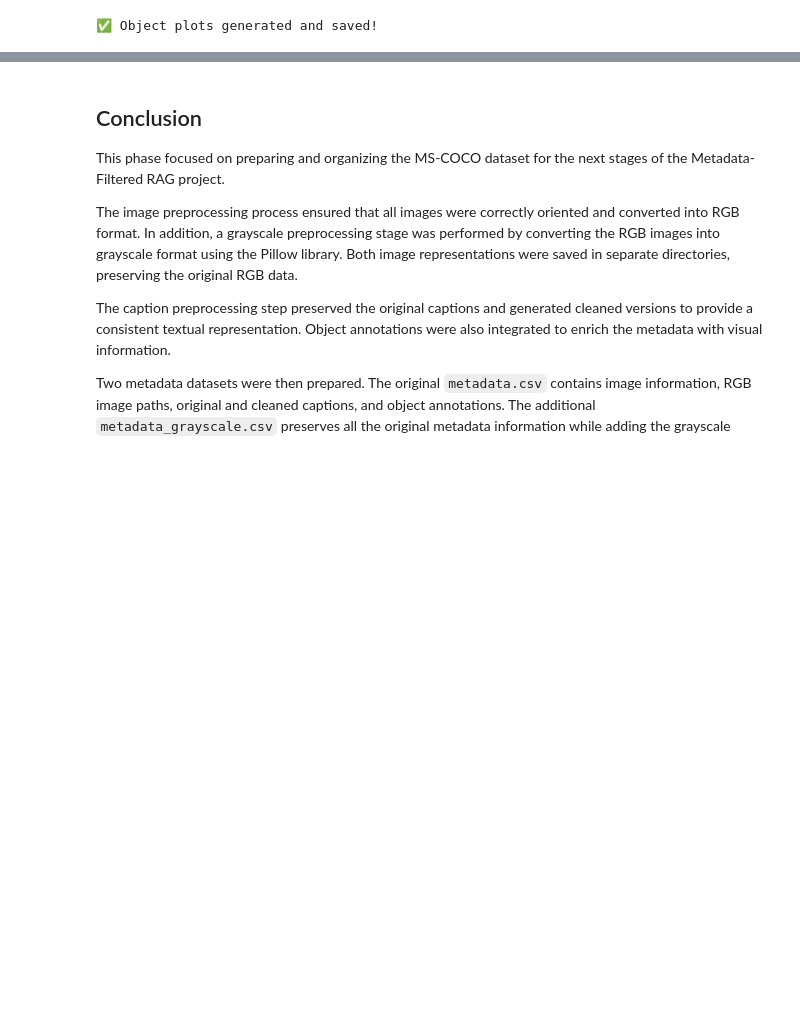
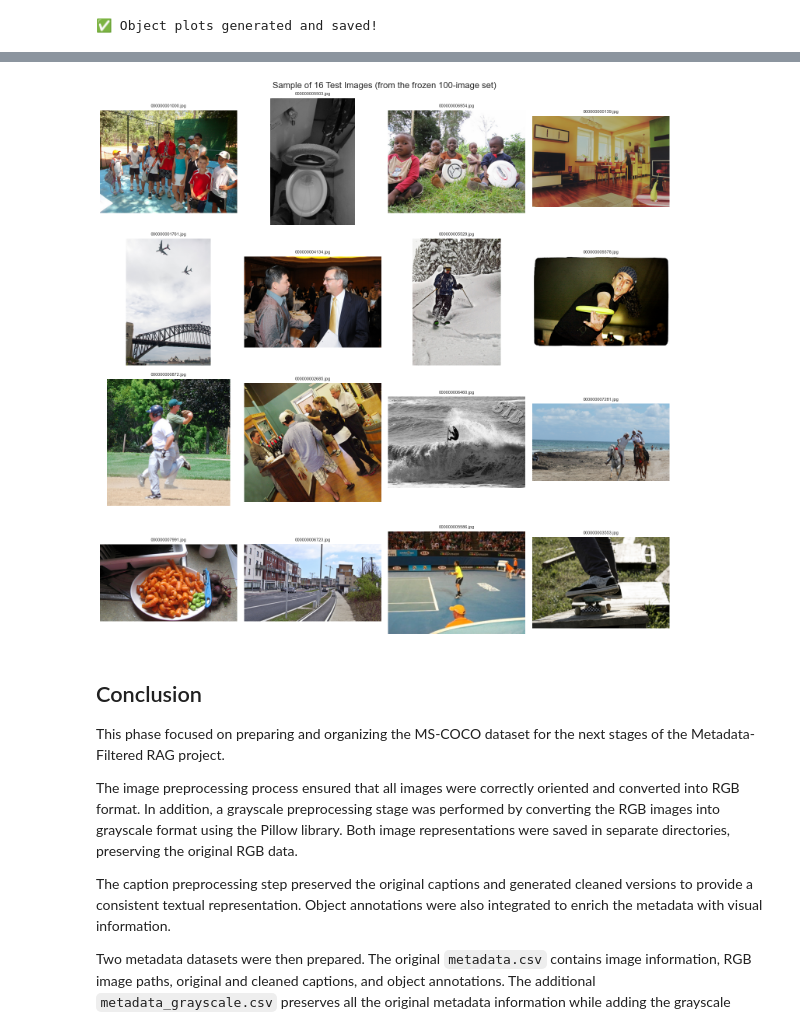
Before and after one commit to Leena-debug/coco-rag-g28, a Jupyter notebook: notebooks/04_data_splitting_metadata.ipynb, the cells around one changed output, grey strips where cells are left out. Drawn from its saved outputs; the diff is of its cells as text; code cells hidden in the pictures; blank space fills up the shorter version.

```diff
--- a/notebooks/04_data_splitting_metadata.ipynb
+++ b/notebooks/04_data_splitting_metadata.ipynb
@@ -1911,3 +1956,34 @@ Generating Plot 5: Scene Complexity...
+# %%
+import matplotlib.pyplot as plt
+from PIL import Image
+from pathlib import Path
+import random
+
+# Set up the path to your 100 test images
+test_img_dir = Path("../data/test_subset_100")
+
+# Get a list of all 100 images
+# (Using rglob in case they are inside a subfolder from the zip)
+all_images = list(test_img_dir.rglob("*.jpg"))
+
+# Randomly select 16 images to display in a 4x4 grid
+sample_images = random.sample(all_images, 16)
+
+fig, axes = plt.subplots(4, 4, figsize=(15, 15))
+axes = axes.flatten()
+
+for i, img_path in enumerate(sample_images):
+    img = Image.open(img_path)
+    axes[i].imshow(img)
+    axes[i].axis('off')
+    axes[i].set_title(img_path.name, fontsize=8)
+
+plt.suptitle("Sample of 16 Test Images (from the frozen 100-image set)", fontsize=16)
+plt.tight_layout()
+plt.savefig('../figures/test_set_sample_grid.png')
+plt.show()
+# %% [output]
+[figure, added]
 # %% [markdown]
 ## Conclusion
 
```
Also changed, not shown: parts of 1 cell of this notebook, 2 other files.
